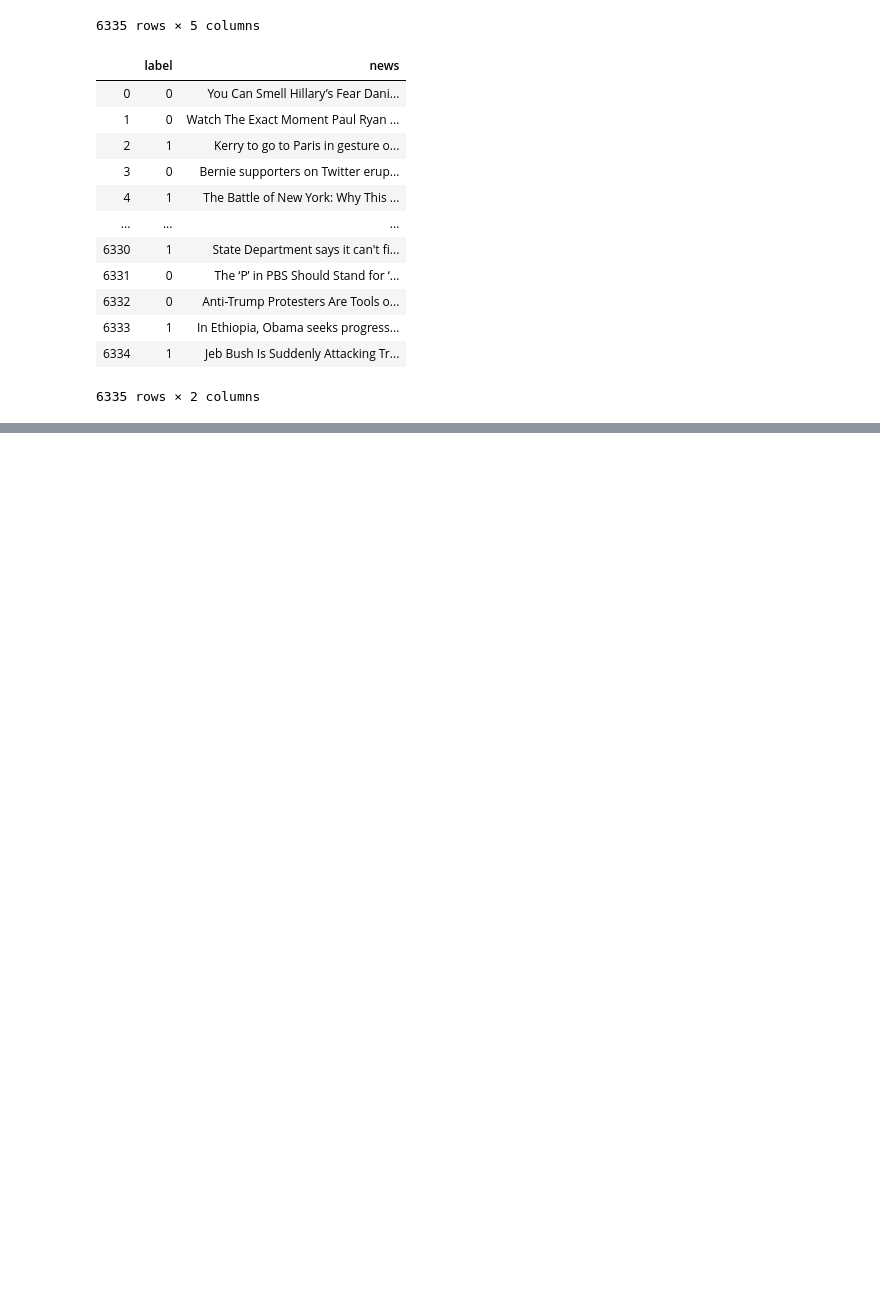
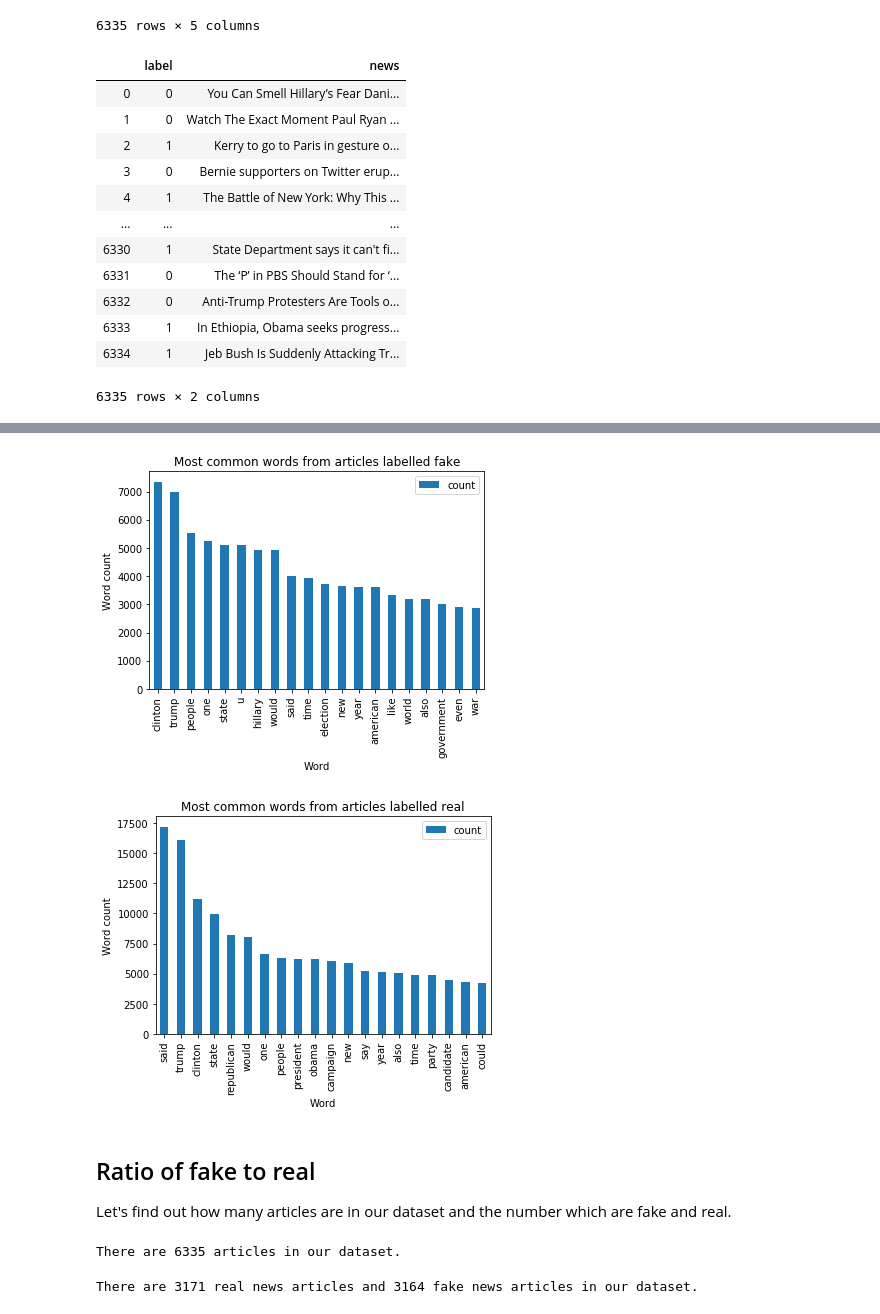
Before and after one commit to EMAT31530/ai-group-project-maths-team, a Jupyter notebook: Analysis of our chosen dataset.ipynb, the cells around one changed output, grey strips where cells are left out. Saved outputs shown, nothing was run; the diff lists cells and outputs as text; code cells hidden in the pictures; blank space fills up the shorter version.

```diff
--- a/Analysis of our chosen dataset.ipynb
+++ b/Analysis of our chosen dataset.ipynb
@@ -157,0 +173,59 @@ Next we are going to remove punctuation
+# %%
+# Now lets see if there is any difference between the most common words in the articles labelled as real vs fake.
+
+# Creating a word count for fake news articles.
+word_count_fake = {}
+for index, row in df.iterrows():
+    if row['label'] == 0:
+        sentence = row['news']
+        words = nltk.word_tokenize(sentence)
+        for word in words:
+            if word in word_count_fake:
+                word_count_fake[word] += 1
+            else:
+                word_count_fake[word] = 1
+
+# Creating a word count for real news articles.
+word_count_real = {}
+for index, row in df.iterrows():
+    if row['label'] == 1:
+        sentence = row['news']
+        words = nltk.word_tokenize(sentence)
+        for word in words:
+            if word in word_count_real:
+                word_count_real[word] += 1
+            else:
+                word_count_real[word] = 1
+# %%
+word_count_fake_df = pd.DataFrame(word_count_fake.items(), columns = ['word','count'])
+word_count_fake_df = word_count_fake_df.sort_values(by='count',ascending=False).reset_index().drop('index',axis=1)
+
+word_count_real_df = pd.DataFrame(word_count_real.items(), columns = ['word','count'])
+word_count_real_df = word_count_real_df.sort_values(by='count',ascending=False).reset_index().drop('index',axis=1)
+# %%
+bar_graph_fake = word_count_fake_df.head(20).plot.bar(x='word')
+plt.title('Most common words from articles labelled fake')
+plt.ylabel('Word count')
+plt.xlabel('Word')
+plt.show()
+
+bar_graph_real = word_count_real_df.head(20).plot.bar(x='word')
+plt.title('Most common words from articles labelled real')
+plt.ylabel('Word count')
+plt.xlabel('Word')
+plt.show()
+# %% [output]
+[figure, added]
+[figure, added]
+# %% [markdown]
+## Ratio of fake to real
+
+Let's find out how many articles are in our dataset and the number which are fake and real.
+# %%
+print('There are ' + str(len(df)) + ' articles in our dataset.')
+# %% [output]
+There are 6335 articles in our dataset.
+# %%
+print('There are ' + str(len(df[df['label']==1])) + ' real news articles and ' + str(len(df[df['label']==0])) + ' fake news articles in our dataset.')
+# %% [output]
+There are 3171 real news articles and 3164 fake news articles in our dataset.
```
Also changed, not shown: parts of 25 cells of this notebook.
